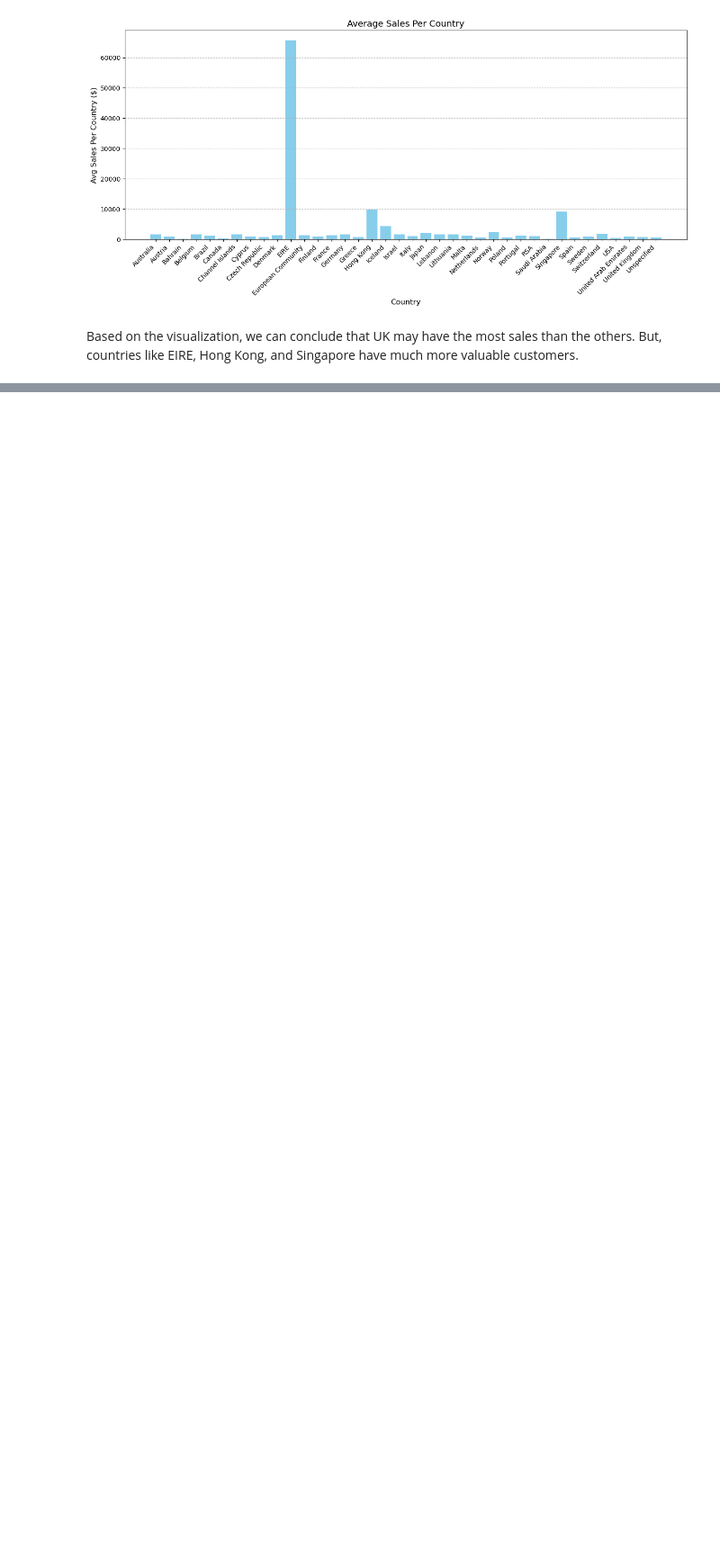
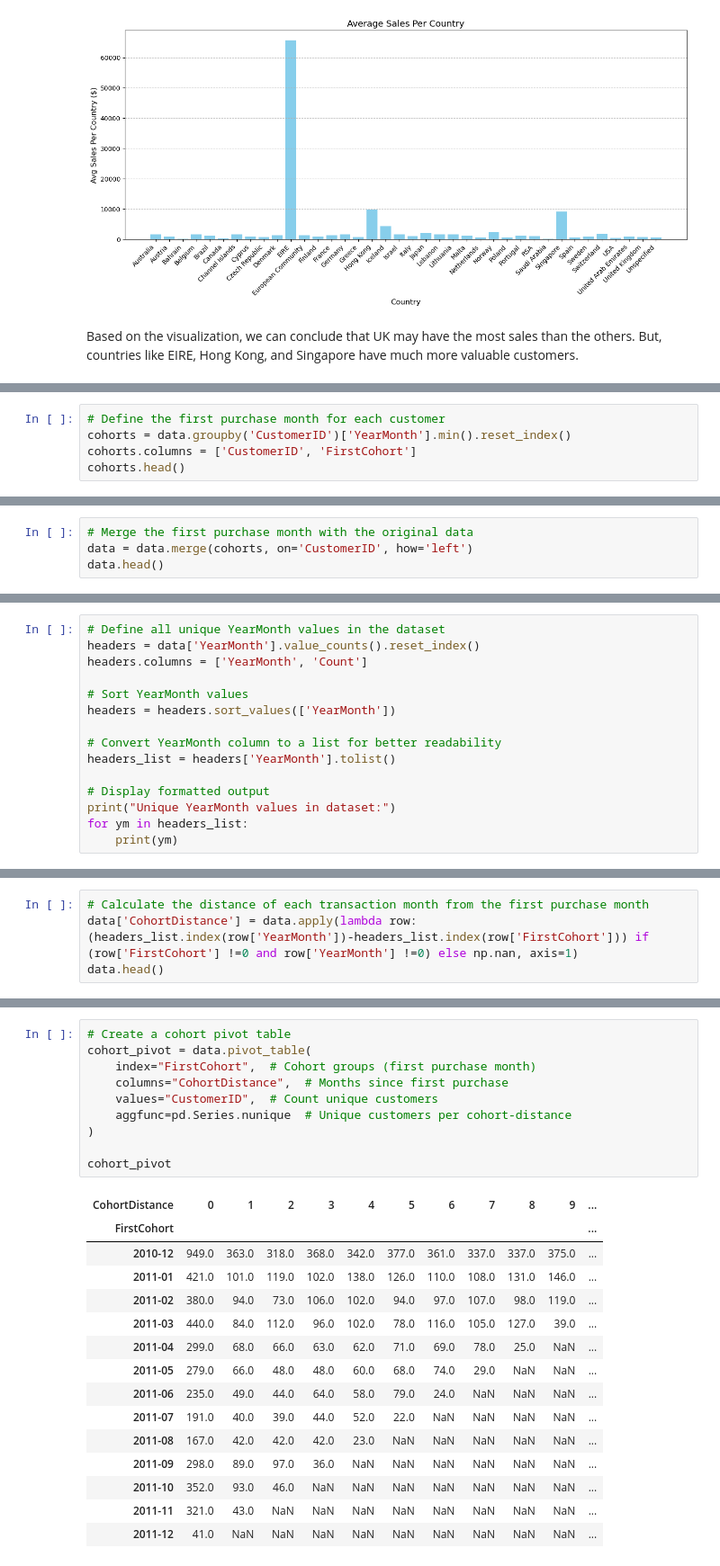
Before and after one commit to Yutsss/simple-cohort-analysis, a Jupyter notebook: cohort.ipynb, the cells around one changed output, grey strips where cells are left out. Shown at 90% size. Cells and saved outputs as stored; diff of their text form; blank space fills up the shorter version.

Commit message:
Cohort Analysis

```diff
--- a/cohort.ipynb
+++ b/cohort.ipynb
@@ -576,0 +588,5 @@ Based on the visualization, we can conclude that UK may have the most sales than
+# %%
+# Define the first purchase month for each customer
+cohorts = data.groupby('CustomerID')['YearMonth'].min().reset_index()
+cohorts.columns = ['CustomerID', 'FirstCohort']
+cohorts.head()
@@ -576,0 +600,4 @@ Based on the visualization, we can conclude that UK may have the most sales than
+# %%
+# Merge the first purchase month with the original data
+data = data.merge(cohorts, on='CustomerID', how='left')
+data.head()
@@ -576,0 +611,15 @@ Based on the visualization, we can conclude that UK may have the most sales than
+# %%
+# Define all unique YearMonth values in the dataset
+headers = data['YearMonth'].value_counts().reset_index()
+headers.columns = ['YearMonth', 'Count']
+
+# Sort YearMonth values
+headers = headers.sort_values(['YearMonth'])
+
+# Convert YearMonth column to a list for better readability
+headers_list = headers['YearMonth'].tolist()
+
+# Display formatted output
+print("Unique YearMonth values in dataset:")
+for ym in headers_list:
+    print(ym)
@@ -576,0 +641,4 @@ Based on the visualization, we can conclude that UK may have the most sales than
+# %%
+# Calculate the distance of each transaction month from the first purchase month
+data['CohortDistance'] = data.apply(lambda row: (headers_list.index(row['YearMonth'])-headers_list.index(row['FirstCohort'])) if (row['FirstCohort'] !=0 and row['YearMonth'] !=0) else np.nan, axis=1)
+data.head()
@@ -576,0 +652,26 @@ Based on the visualization, we can conclude that UK may have the most sales than
+# %%
+# Create a cohort pivot table
+cohort_pivot = data.pivot_table(
+    index="FirstCohort",  # Cohort groups (first purchase month)
+    columns="CohortDistance",  # Months since first purchase
+    values="CustomerID",  # Count unique customers
+    aggfunc=pd.Series.nunique  # Unique customers per cohort-distance
+)
+
+cohort_pivot
+# %% [output]
+| CohortDistance | 0 | 1 | 2 | 3 | 4 | 5 | 6 | 7 | 8 | 9 | ... |
+| FirstCohort |  |  |  |  |  |  |  |  |  |  | ... |
+| 2010-12 | 949.0 | 363.0 | 318.0 | 368.0 | 342.0 | 377.0 | 361.0 | 337.0 | 337.0 | 375.0 | ... |
+| 2011-01 | 421.0 | 101.0 | 119.0 | 102.0 | 138.0 | 126.0 | 110.0 | 108.0 | 131.0 | 146.0 | ... |
+| 2011-02 | 380.0 | 94.0 | 73.0 | 106.0 | 102.0 | 94.0 | 97.0 | 107.0 | 98.0 | 119.0 | ... |
+| 2011-03 | 440.0 | 84.0 | 112.0 | 96.0 | 102.0 | 78.0 | 116.0 | 105.0 | 127.0 | 39.0 | ... |
+| 2011-04 | 299.0 | 68.0 | 66.0 | 63.0 | 62.0 | 71.0 | 69.0 | 78.0 | 25.0 | NaN | ... |
+| 2011-05 | 279.0 | 66.0 | 48.0 | 48.0 | 60.0 | 68.0 | 74.0 | 29.0 | NaN | NaN | ... |
+| 2011-06 | 235.0 | 49.0 | 44.0 | 64.0 | 58.0 | 79.0 | 24.0 | NaN | NaN | NaN | ... |
+| 2011-07 | 191.0 | 40.0 | 39.0 | 44.0 | 52.0 | 22.0 | NaN | NaN | NaN | NaN | ... |
+| 2011-08 | 167.0 | 42.0 | 42.0 | 42.0 | 23.0 | NaN | NaN | NaN | NaN | NaN | ... |
+| 2011-09 | 298.0 | 89.0 | 97.0 | 36.0 | NaN | NaN | NaN | NaN | NaN | NaN | ... |
+| 2011-10 | 352.0 | 93.0 | 46.0 | NaN | NaN | NaN | NaN | NaN | NaN | NaN | ... |
+| 2011-11 | 321.0 | 43.0 | NaN | NaN | NaN | NaN | NaN | NaN | NaN | NaN | ... |
+| 2011-12 | 41.0 | NaN | NaN | NaN | NaN | NaN | NaN | NaN | NaN | NaN | ... |
```
Also changed, not shown: parts of 9 cells of this notebook.
